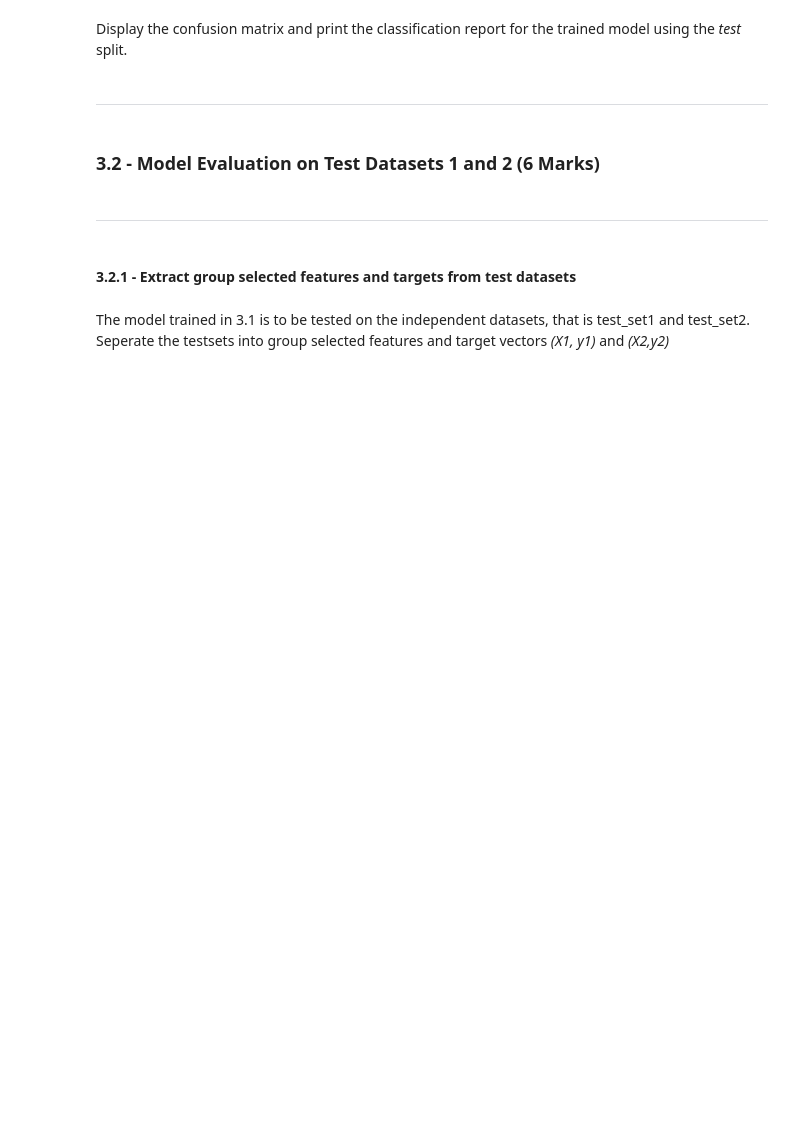
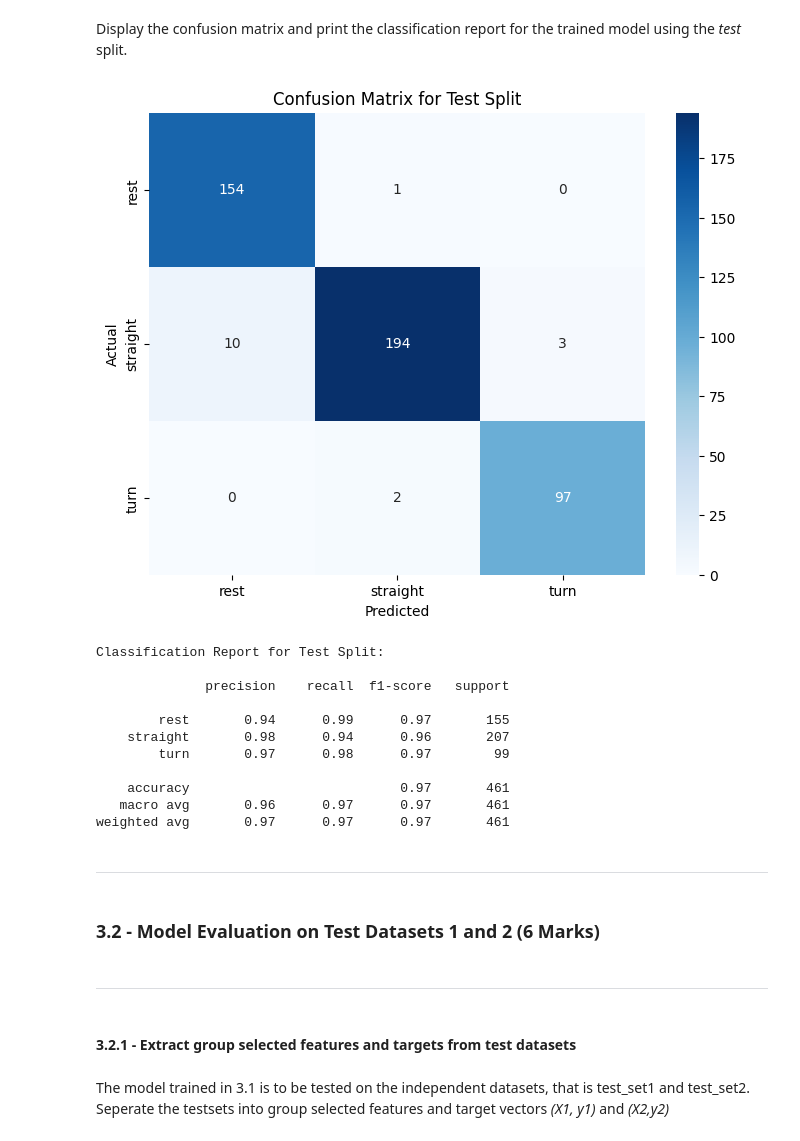
Before and after one commit to Sarah-Jasim/engg680_2024_fall, a Jupyter notebook: Lab Assignment 4/Assignment 4.ipynb, the cells around one changed output. Cells and saved outputs as stored; diff of their text form; code cells hidden in the pictures; blank space fills up the shorter version.

```diff
--- a/Lab Assignment 4/Assignment 4.ipynb
+++ b/Lab Assignment 4/Assignment 4.ipynb
@@ -574,5 +575,16 @@ ___
 1.
 # %%
 # TODO - Load group selected features from cv_set to X
-# X =
+selected_features = [
+    'ax_sum', 'ay_sum', 'az_sum',
+    'gx_sum', 'gy_sum', 'gz_sum',
+    'a_sum', 'g_sum',
+    'ax_var', 'ay_var', 'az_var',
+    'gx_var', 'gy_var', 'gz_var',
+    'ax_min', 'ay_min', 'az_min',
+    'ax_max', 'ay_max', 'az_max',
+    'gx_min', 'gy_min', 'gz_min',
+    'gx_max', 'gy_max', 'gz_max'
+]
+X = cv_set[selected_features]
 X.head(2)
@@ -579,6 +596,6 @@ X.head(2)
 # %%
 # TODO - Load motion_state column (target vector) into y
-# y =
+y = cv_set['motion_state']
 # %% [markdown]
 ___
 # %% [markdown]
@@ -611,3 +680,40 @@ Display the confusion matrix and print the classification report for the trained
+# %%
+# TODO - Display confusion matrix and print classification report
+from sklearn.metrics import confusion_matrix, classification_report
+import seaborn as sns
+import matplotlib.pyplot as plt
+
+# Predicting on the test split
+y_pred = grid.predict(X_test)
+
+# Computing the confusion matrix
+conf_matrix = confusion_matrix(y_test, y_pred)
+
+# Displaying the confusion matrix
+plt.figure(figsize=(8, 6))
+sns.heatmap(conf_matrix, annot=True, fmt='d', cmap='Blues',
+            xticklabels=grid.classes_, yticklabels=grid.classes_)
+plt.xlabel('Predicted')
+plt.ylabel('Actual')
+plt.title('Confusion Matrix for Test Split')
+plt.show()
+
+# Printing the classification report
+print("Classification Report for Test Split:\n")
+print(classification_report(y_test, y_pred))
+# %% [output]
+[figure, added]
+Classification Report for Test Split:
+
+              precision    recall  f1-score   support
+
+        rest       0.94      0.99      0.97       155
+    straight       0.98      0.94      0.96       207
+        turn       0.97      0.98      0.97        99
+
+    accuracy                           0.97       461
+   macro avg       0.96      0.97      0.97       461
+weighted avg       0.97      0.97      0.97       461
 # %% [markdown]
 ___
 # %% [markdown]
```
Also changed, not shown: parts of 23 cells of this notebook.
